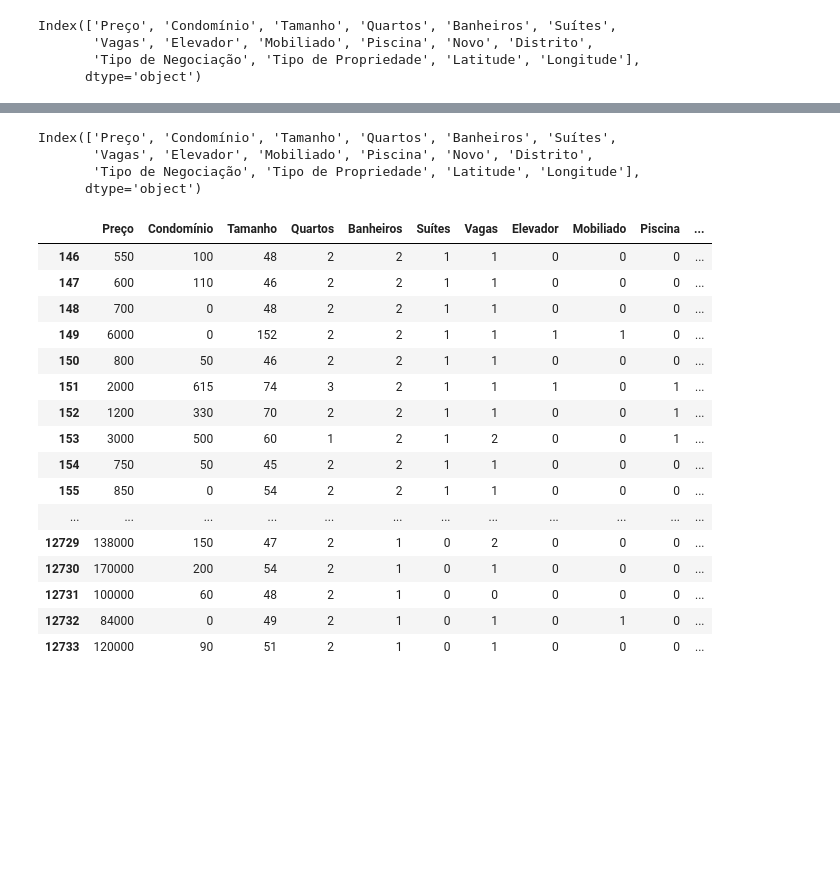
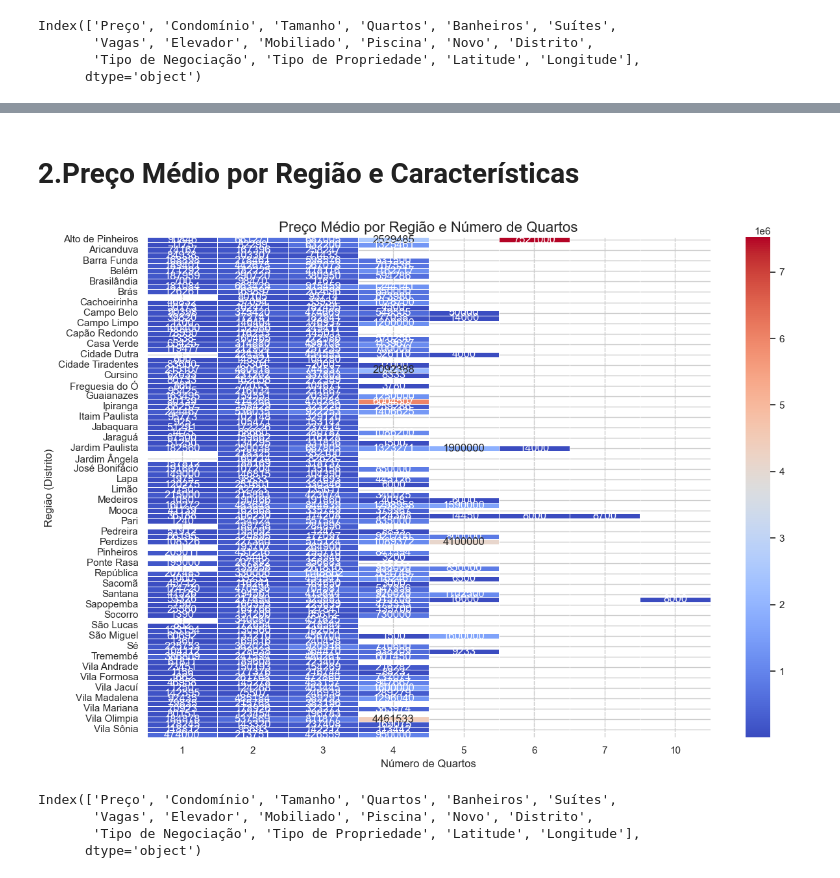
Before and after one commit to marcelonapolioni/Analise-Preco-imoveis, a Jupyter notebook: analise_exploratoria.ipynb, the cells around one changed output, grey strips where cells are left out. Drawn from its saved outputs; the diff is of its cells as text; code cells hidden in the pictures; blank space fills up the shorter version.

```diff
--- a/analise_exploratoria.ipynb
+++ b/analise_exploratoria.ipynb
@@ -227,3 +75,24 @@ Name: Preço, dtype: int64
+# %% [markdown]
+
+# 2.Preço Médio por Região e Características
+# %%
+# Preço médio por região (Distrito), número de quartos
+media_preco_regiao_quartos = df.groupby(["Distrito", "Quartos"])["Preço"].mean().unstack()
+
+# Preço médio por região (Distrito), presença de piscina
+media_preco_regiao_piscina = df.groupby(["Distrito", "Piscina"])["Preço"].mean().unstack()
+
+# Preço médio por região (Distrito), número de banheiros
+media_preco_regiao_banheiros = df.groupby(["Distrito", "Banheiros"])["Preço"].mean().unstack()
+# %%
+plt.figure(figsize=(14, 10))
+sns.heatmap(media_preco_regiao_quartos, annot=True, fmt=".0f", cmap="coolwarm", linewidths=0.5)
+plt.title("Preço Médio por Região e Número de Quartos", fontsize=16)
+plt.xlabel("Número de Quartos", fontsize=12)
+plt.ylabel("Região (Distrito)", fontsize=12)
+plt.show()
+# %% [output]
+[figure, added]
 # %%
 df.columns
 # %% [output]
@@ -231,23 +100,3 @@ Index(['Preço', 'Condomínio', 'Tamanho', 'Quartos', 'Banheiros', 'Suítes',
        'Vagas', 'Elevador', 'Mobiliado', 'Piscina', 'Novo', 'Distrito',
        'Tipo de Negociação', 'Tipo de Propriedade', 'Latitude', 'Longitude'],
       dtype='object')
-# %%
-df.loc[df['Distrito'] == 'Cidade Tiradentes']
-# %% [output]
-|  | Preço | Condomínio | Tamanho | Quartos | Banheiros | Suítes | Vagas | Elevador | Mobiliado | Piscina | ... |
-| 146 | 550 | 100 | 48 | 2 | 2 | 1 | 1 | 0 | 0 | 0 | ... |
-| 147 | 600 | 110 | 46 | 2 | 2 | 1 | 1 | 0 | 0 | 0 | ... |
-| 148 | 700 | 0 | 48 | 2 | 2 | 1 | 1 | 0 | 0 | 0 | ... |
-| 149 | 6000 | 0 | 152 | 2 | 2 | 1 | 1 | 1 | 1 | 0 | ... |
-| 150 | 800 | 50 | 46 | 2 | 2 | 1 | 1 | 0 | 0 | 0 | ... |
-| 151 | 2000 | 615 | 74 | 3 | 2 | 1 | 1 | 1 | 0 | 1 | ... |
-| 152 | 1200 | 330 | 70 | 2 | 2 | 1 | 1 | 0 | 0 | 1 | ... |
-| 153 | 3000 | 500 | 60 | 1 | 2 | 1 | 2 | 0 | 0 | 1 | ... |
-| 154 | 750 | 50 | 45 | 2 | 2 | 1 | 1 | 0 | 0 | 0 | ... |
-| 155 | 850 | 0 | 54 | 2 | 2 | 1 | 1 | 0 | 0 | 0 | ... |
-| ... | ... | ... | ... | ... | ... | ... | ... | ... | ... | ... | ... |
-| 12729 | 138000 | 150 | 47 | 2 | 1 | 0 | 2 | 0 | 0 | 0 | ... |
-| 12730 | 170000 | 200 | 54 | 2 | 1 | 0 | 1 | 0 | 0 | 0 | ... |
-| 12731 | 100000 | 60 | 48 | 2 | 1 | 0 | 0 | 0 | 0 | 0 | ... |
-| 12732 | 84000 | 0 | 49 | 2 | 1 | 0 | 1 | 0 | 1 | 0 | ... |
-| 12733 | 120000 | 90 | 51 | 2 | 1 | 0 | 1 | 0 | 0 | 0 | ... |
```
Also changed, not shown: parts of 23 cells of this notebook, 35 other files.
